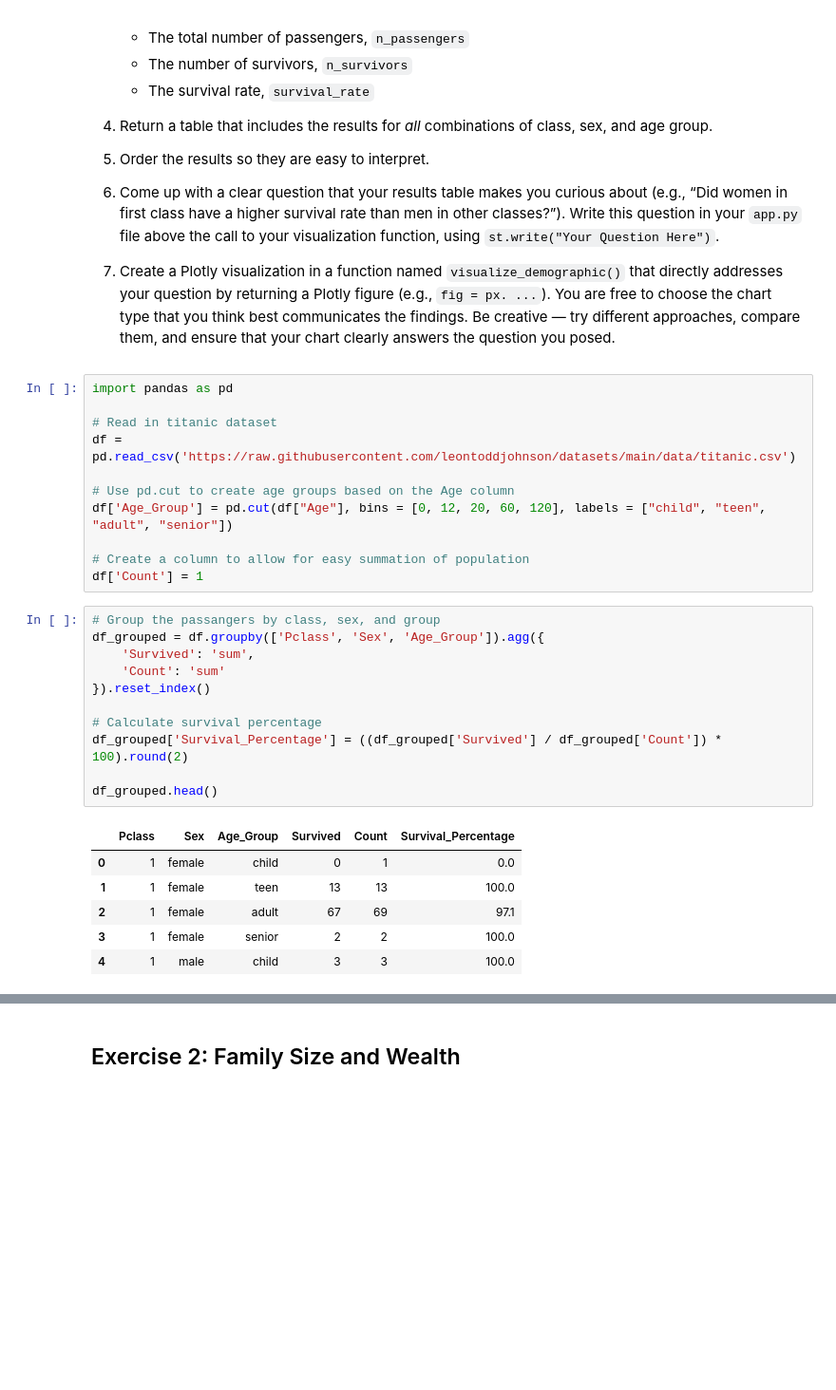
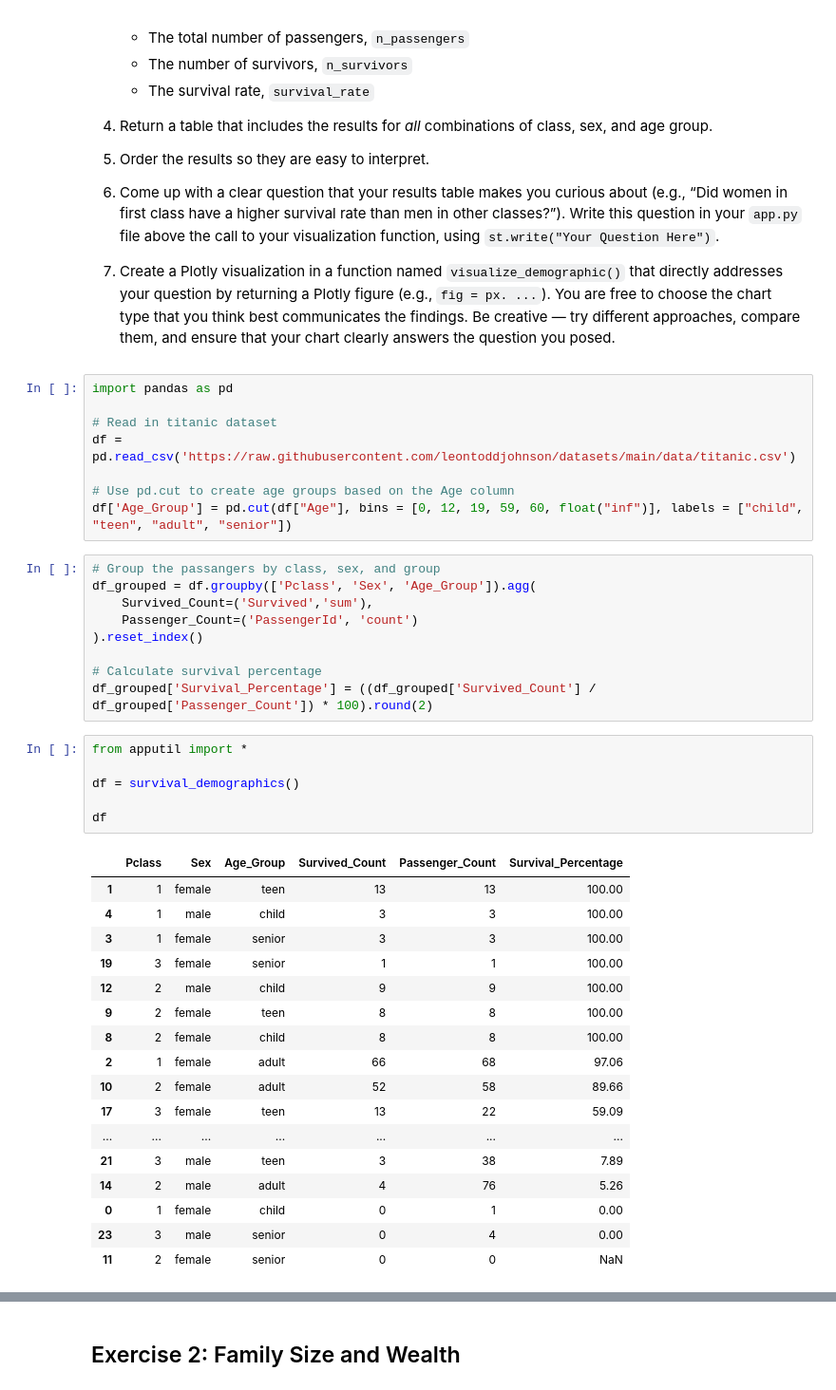
Before and after one commit to martchfr/week-5, a Jupyter notebook: exercises.ipynb, the cells around one changed output, grey strips where cells are left out. Shown at 95% size. Drawn from its saved outputs; the diff is of its cells as text; blank space fills up the shorter version.

```diff
--- a/exercises.ipynb
+++ b/exercises.ipynb
@@ -41,28 +41,40 @@ import pandas as pd
 df = pd.read_csv('https://raw.githubusercontent.com/leontoddjohnson/datasets/main/data/titanic.csv')
 
 # Use pd.cut to create age groups based on the Age column
-df['Age_Group'] = pd.cut(df["Age"], bins = [0, 12, 20, 60, 120], labels = ["child", "teen", "adult", "senior"])
-
-# Create a column to allow for easy summation of population
-df['Count'] = 1
+df['Age_Group'] = pd.cut(df["Age"], bins = [0, 12, 19, 59, 60, float("inf")], labels = ["child", "teen", "adult", "senior"])
 # %%
 # Group the passangers by class, sex, and group
-df_grouped = df.groupby(['Pclass', 'Sex', 'Age_Group']).agg({
-    'Survived': 'sum',
-    'Count': 'sum'
-}).reset_index()
+df_grouped = df.groupby(['Pclass', 'Sex', 'Age_Group']).agg(
+    Survived_Count=('Survived','sum'),
+    Passenger_Count=('PassengerId', 'count')
+).reset_index()
 
 # Calculate survival percentage
-df_grouped['Survival_Percentage'] = ((df_grouped['Survived'] / df_grouped['Count']) * 100).round(2)
-
-df_grouped.head()
+df_grouped['Survival_Percentage'] = ((df_grouped['Survived_Count'] / df_grouped['Passenger_Count']) * 100).round(2)
-# %% [output]
-|  | Pclass | Sex | Age_Group | Survived | Count | Survival_Percentage |
-| 0 | 1 | female | child | 0 | 1 | 0.0 |
-| 1 | 1 | female | teen | 13 | 13 | 100.0 |
-| 2 | 1 | female | adult | 67 | 69 | 97.1 |
-| 3 | 1 | female | senior | 2 | 2 | 100.0 |
-| 4 | 1 | male | child | 3 | 3 | 100.0 |
+# %%
+from apputil import *
+
+df = survival_demographics()
+
+df
+# %% [output]
+|  | Pclass | Sex | Age_Group | Survived_Count | Passenger_Count | Survival_Percentage |
+| 1 | 1 | female | teen | 13 | 13 | 100.00 |
+| 4 | 1 | male | child | 3 | 3 | 100.00 |
+| 3 | 1 | female | senior | 3 | 3 | 100.00 |
+| 19 | 3 | female | senior | 1 | 1 | 100.00 |
+| 12 | 2 | male | child | 9 | 9 | 100.00 |
+| 9 | 2 | female | teen | 8 | 8 | 100.00 |
+| 8 | 2 | female | child | 8 | 8 | 100.00 |
+| 2 | 1 | female | adult | 66 | 68 | 97.06 |
+| 10 | 2 | female | adult | 52 | 58 | 89.66 |
+| 17 | 3 | female | teen | 13 | 22 | 59.09 |
+| ... | ... | ... | ... | ... | ... | ... |
+| 21 | 3 | male | teen | 3 | 38 | 7.89 |
+| 14 | 2 | male | adult | 4 | 76 | 5.26 |
+| 0 | 1 | female | child | 0 | 1 | 0.00 |
+| 23 | 3 | male | senior | 0 | 4 | 0.00 |
+| 11 | 2 | female | senior | 0 | 0 | NaN |
 # %%
 import streamlit as st
 import plotly.express as px
```
Also changed, not shown: parts of 9 cells of this notebook, 3 other files.
